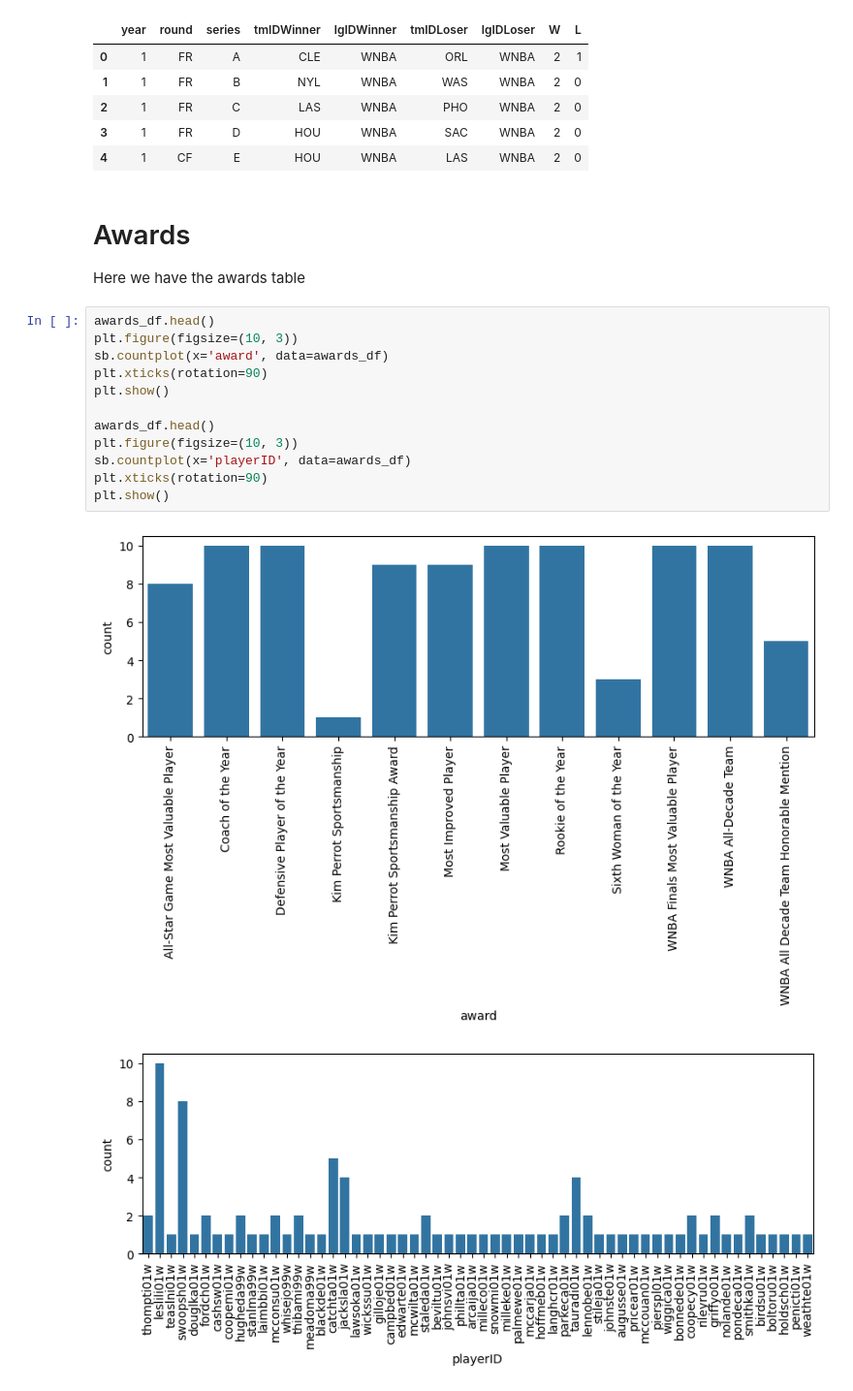
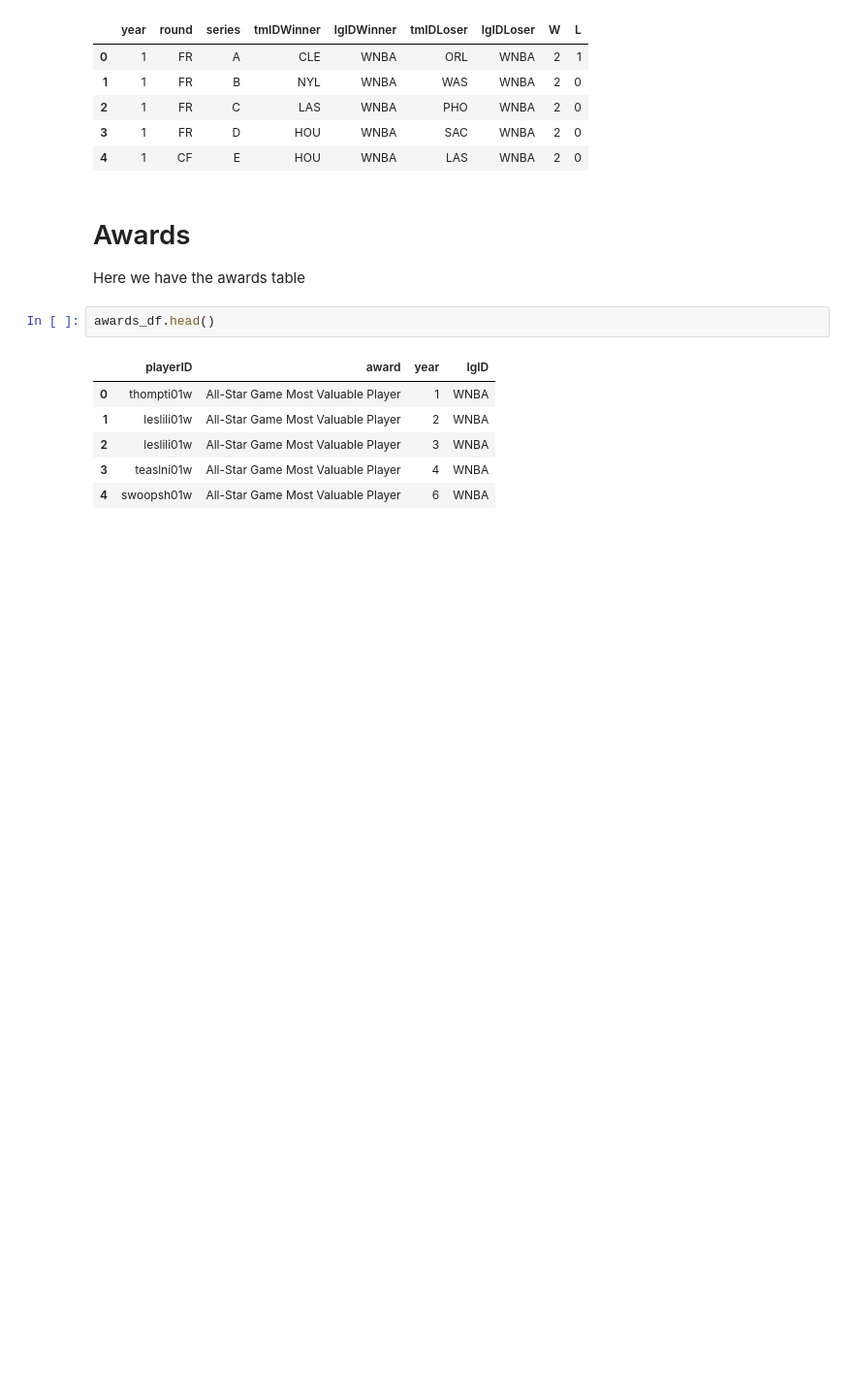
Before and after one commit to torradoov/Data_Mining-WNBA, a Jupyter notebook: notebook.ipynb, the cells around one changed output. Shown at 97% size. Cells and saved outputs as stored; diff of their text form; blank space fills up the shorter version.

```diff
--- a/notebook.ipynb
+++ b/notebook.ipynb
@@ -100,16 +219,10 @@ series_post_df.head()
 Here we have the awards table
 # %%
 awards_df.head()
-plt.figure(figsize=(10, 3))
-sb.countplot(x='award', data=awards_df)
-plt.xticks(rotation=90)
-plt.show()
-
-awards_df.head()
-plt.figure(figsize=(10, 3))
-sb.countplot(x='playerID', data=awards_df)
-plt.xticks(rotation=90)
-plt.show()
 # %% [output]
-[figure, removed]
-[figure, removed]
+|  | playerID | award | year | lgID |
+| 0 | thompti01w | All-Star Game Most Valuable Player | 1 | WNBA |
+| 1 | leslili01w | All-Star Game Most Valuable Player | 2 | WNBA |
+| 2 | leslili01w | All-Star Game Most Valuable Player | 3 | WNBA |
+| 3 | teaslni01w | All-Star Game Most Valuable Player | 4 | WNBA |
+| 4 | swoopsh01w | All-Star Game Most Valuable Player | 6 | WNBA |
```
Also changed, not shown: parts of 3 cells of this notebook, 1 other file.
